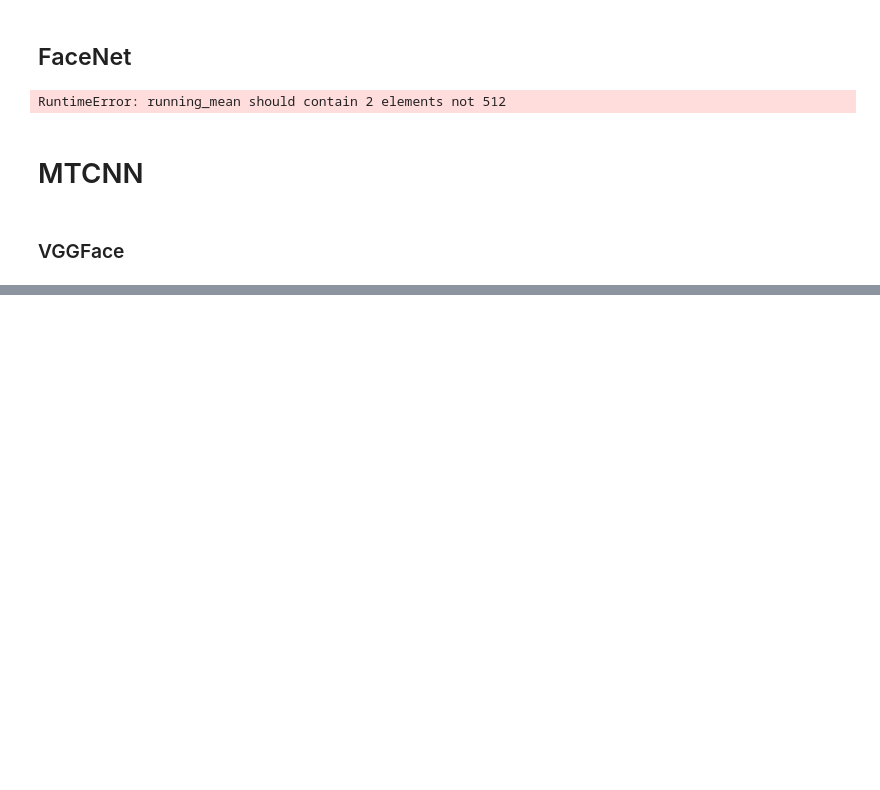
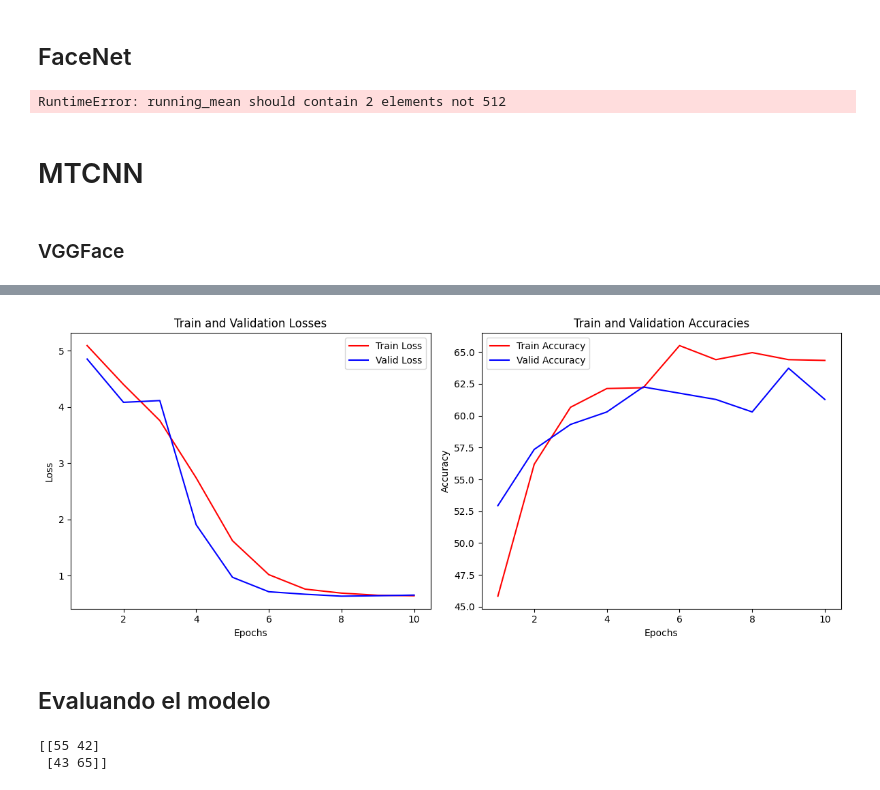
Before and after one commit to susanasrez/ConvolutionalNetwork, a Jupyter notebook: Proyecto.ipynb, the cells around one changed output, grey strips where cells are left out. Saved outputs shown, nothing was run; the diff lists cells and outputs as text; code cells hidden in the pictures; blank space fills up the shorter version.

```diff
--- a/Proyecto.ipynb
+++ b/Proyecto.ipynb
@@ -1459,0 +1339,2 @@ class Clasificador(nn.Module):
+# %%
+model = InceptionResnetV1(pretrained='vggface2').to(device)
@@ -1460,6 +1416,3 @@ class Clasificador(nn.Module):
 # %%
-model = Clasificador().to(device)
-print(model)
 criterion = nn.CrossEntropyLoss().to(device)
-optimizer = optim.AdamW(model.parameters(), lr=0.1)
-#optimizer = optim.Adadelta(model.parameters(), lr = 0.001)
+optimizer = optim.AdamW(model.parameters(), lr=0.0001)
@@ -1473,5 +1419,5 @@ Clasificador(
 # %%
-num_epochs = 10
+num_epochs = 20
 train_losses = []
 valid_losses = []
 train_accuracies = []
@@ -1479,19 +1425,19 @@ valid_accuracies = []
 
 for epoch in range(num_epochs):
     model.train()
+    torch.set_grad_enabled(True)
+
     training_loss = 0.0
     correct_train = 0
     total_train = 0
+
     for i, (images, labels) in enumerate(train_loader):
         images = images.to(device)
         labels = labels.to(device)
 
         optimizer.zero_grad()
 
-        caracteristicas = extractor(images)
-        outputs = model(caracteristicas)
-
-
+        outputs = model(images)
         loss = criterion(outputs, labels)
         loss.backward()
         optimizer.step()
@@ -1516,9 +1462,9 @@ for epoch in range(num_epochs):
             images = images.to(device)
             labels = labels.to(device)
 
-            caracteristicas = extractor(images)
-            outputs = model(caracteristicas)
+            torch.set_grad_enabled(False)
 
+            outputs = model(images)
             loss = criterion(outputs, labels)
             valid_loss += loss.item()
 
@@ -1659,0 +1505,47 @@ model = InceptionResnetV1(pretrained='casia-webface').eval()
+# %%
+epochs = range(1, len(train_losses) + 1)
+
+plt.figure(figsize=(12, 5))
+
+plt.subplot(1, 2, 1)
+plt.plot(epochs, train_losses, 'r', label='Train Loss')
+plt.plot(epochs, valid_losses, 'b', label='Valid Loss')
+plt.title('Train and Validation Losses')
+plt.xlabel('Epochs')
+plt.ylabel('Loss')
+plt.legend()
+
+plt.subplot(1, 2, 2)
+plt.plot(epochs, train_accuracies, 'r', label='Train Accuracy')
+plt.plot(epochs, valid_accuracies, 'b', label='Valid Accuracy')
+plt.title('Train and Validation Accuracies')
+plt.xlabel('Epochs')
+plt.ylabel('Accuracy')
+plt.legend()
+
+plt.tight_layout()
+plt.show()
+# %% [output]
+[figure, added]
+# %% [markdown]
+## Evaluando el modelo
+# %%
+from sklearn.metrics import confusion_matrix
+
+model.eval()
+predicted_labels = []
+true_labels = []
+
+with torch.no_grad():
+    for images, labels in test_loader:
+        outputs = model(images)
+        _, predicted = torch.max(outputs.data, 1)
+
+        predicted_labels.extend(predicted.cpu().numpy())
+        true_labels.extend(labels.cpu().numpy())
+
+conf_matrix = confusion_matrix(true_labels, predicted_labels)
+print(conf_matrix)
+# %% [output]
+[[55 42]
+ [43 65]]
```
Also changed, not shown: parts of 20 cells of this notebook.
